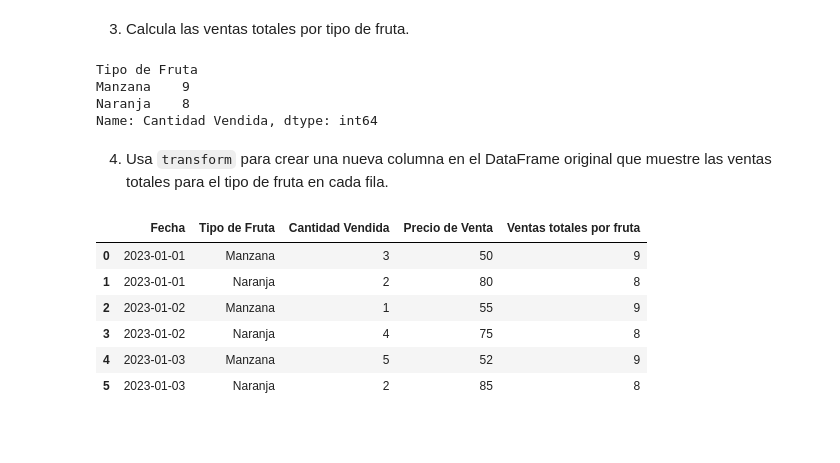
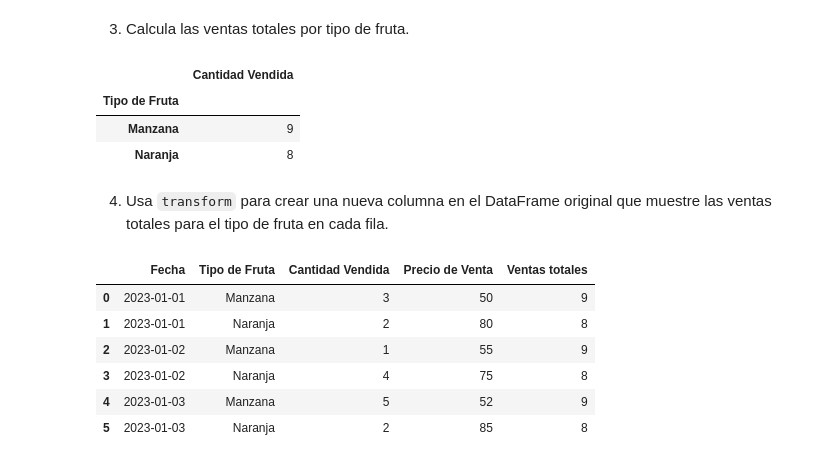
Before and after one commit to eleacos/DS-Online-Elena-Acosta, a Jupyter notebook: 02_Herramientas_Avanzadas/Sprint_04/Unidad_02_Pandas_II/02_Ejercicios_Workout/14_Ejercicio_Agrupaciones.ipynb, the cells around one changed output. Saved outputs shown, nothing was run; the diff lists cells and outputs as text; code cells hidden in the pictures; blank space fills up the shorter version.

```diff
--- a/02_Herramientas_Avanzadas/Sprint_04/Unidad_02_Pandas_II/02_Ejercicios_Workout/14_Ejercicio_Agrupaciones.ipynb
+++ b/02_Herramientas_Avanzadas/Sprint_04/Unidad_02_Pandas_II/02_Ejercicios_Workout/14_Ejercicio_Agrupaciones.ipynb
@@ -134,8 +215,7 @@ data = {
     'Precio de Venta': [50, 80, 55, 75, 52, 85]
 }
 
-df_fruta = pd.DataFrame(data,
-                         columns = ['Fecha', 'Tipo de Fruta', 'Cantidad Vendida', 'Precio de Venta'])
+df_fruta = pd.DataFrame(data)
 
 df_fruta
 # %% [output]
@@ -157,22 +236,21 @@ df_grouped
 # %% [markdown]
 
 3. Calcula las ventas totales por tipo de fruta.
-# %%
-ventas_por_fruta = df_grouped["Cantidad Vendida"].sum()
-ventas_por_fruta
-# %% [output]
-Tipo de Fruta
-Manzana    9
-Naranja    8
-Name: Cantidad Vendida, dtype: int64
+# %%
+df_fruta[['Tipo de Fruta', 'Cantidad Vendida']].groupby("Tipo de Fruta").sum()
+# %% [output]
+|  | Cantidad Vendida |
+| Tipo de Fruta |  |
+| Manzana | 9 |
+| Naranja | 8 |
 # %% [markdown]
 
 4. Usa `transform` para crear una nueva columna en el DataFrame original que muestre las ventas totales para el tipo de fruta en cada fila.
 # %%
-df_fruta["Ventas totales por fruta"] = df_fruta.groupby("Tipo de Fruta")["Cantidad Vendida"].transform("sum")
+df_fruta["Ventas totales"] = df_fruta.groupby("Tipo de Fruta")["Cantidad Vendida"].transform("sum")
 df_fruta
 # %% [output]
-|  | Fecha | Tipo de Fruta | Cantidad Vendida | Precio de Venta | Ventas totales por fruta |
+|  | Fecha | Tipo de Fruta | Cantidad Vendida | Precio de Venta | Ventas totales |
 | 0 | 2023-01-01 | Manzana | 3 | 50 | 9 |
 | 1 | 2023-01-01 | Naranja | 2 | 80 | 8 |
 | 2 | 2023-01-02 | Manzana | 1 | 55 | 9 |
```
Also changed, not shown: parts of 14 cells of this notebook, 8 other files.
